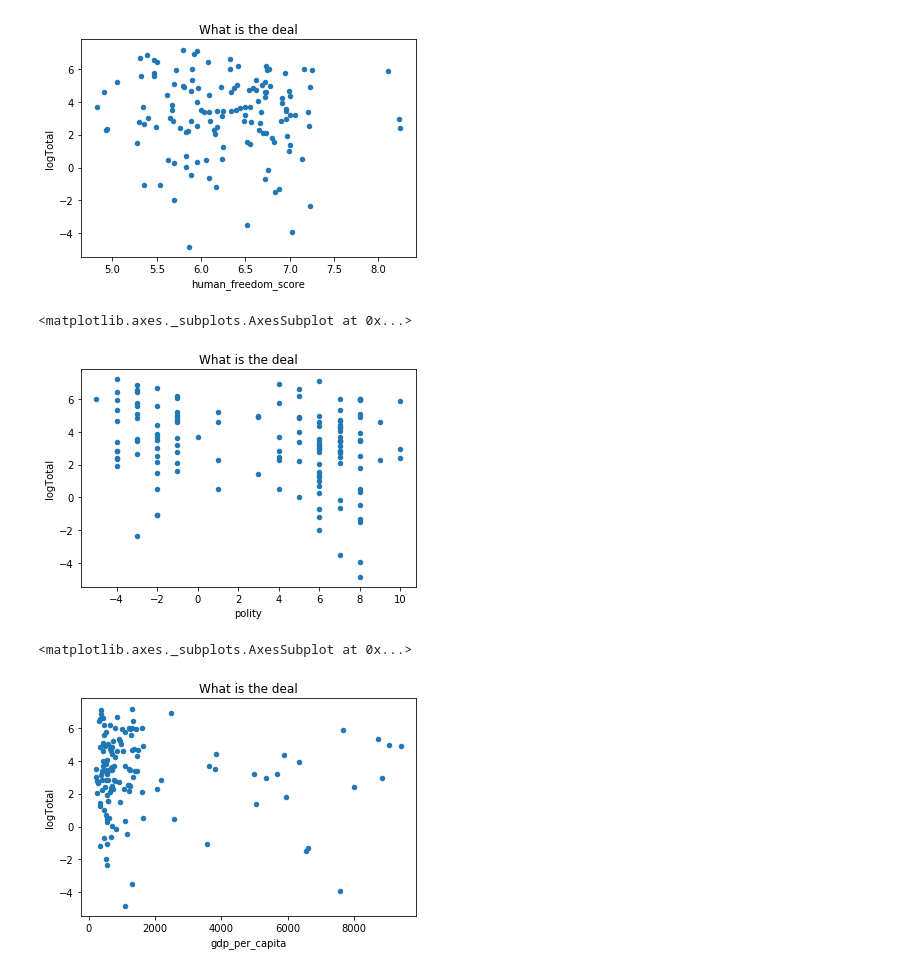
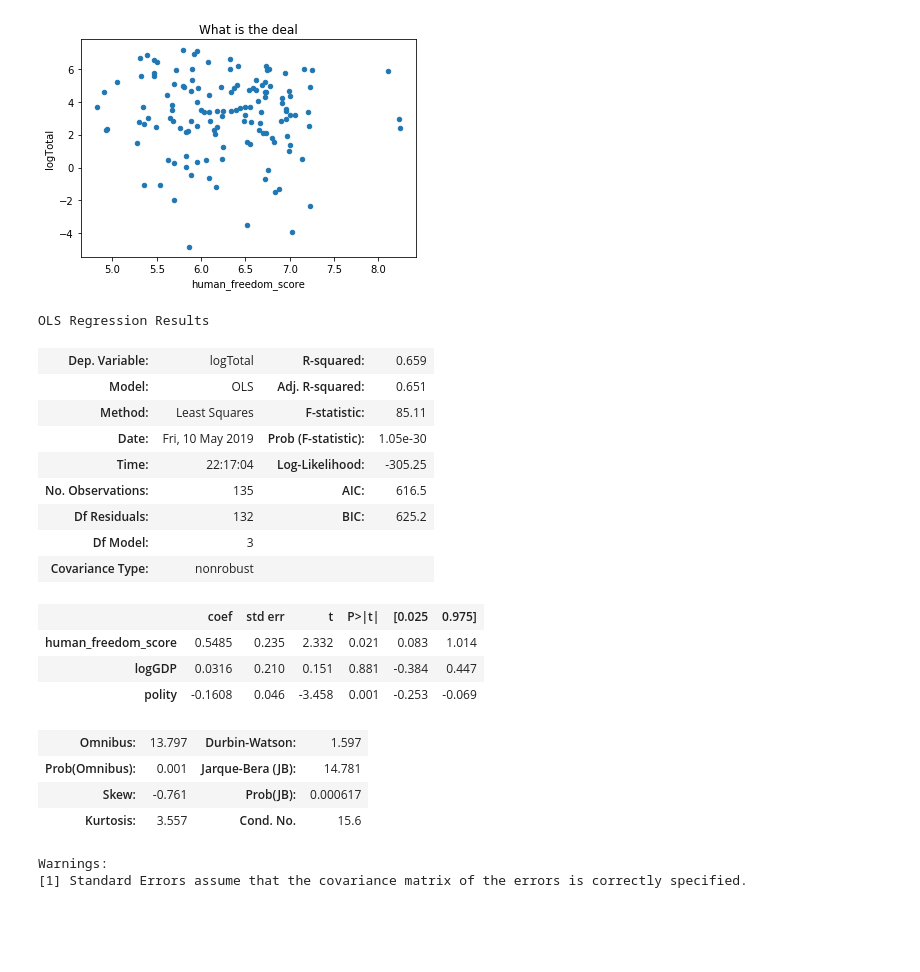
Before and after one commit to rakenny1985/Final-Project, a Jupyter notebook: FINAL_PROJECT_OLS_China.ipynb, the cells around one changed output. Cells and saved outputs as stored; diff of their text form; code cells hidden in the pictures; blank space fills up the shorter version.

```diff
--- a/FINAL_PROJECT_OLS_China.ipynb
+++ b/FINAL_PROJECT_OLS_China.ipynb
@@ -295,13 +296,33 @@ df.plot(y='logTotal',x='human_freedom_score',kind='scatter',title='What is the d
 # %% [output]
 <matplotlib.axes._subplots.AxesSubplot at 0x...>
 [figure]
-# %%
-df.plot(y='logTotal',x='polity',kind='scatter',title='What is the deal')
-# %% [output]
-<matplotlib.axes._subplots.AxesSubplot at 0x...>
-[figure, removed]
-# %%
-df.plot(y='logTotal',x='gdp_per_capita',kind='scatter',title='What is the deal')
-# %% [output]
-<matplotlib.axes._subplots.AxesSubplot at 0x...>
-[figure, removed]
+# %%
+X = df[['human_freedom_score', 'logGDP', 'polity']]
+
+y = df['logTotal'] #Regression with all independent variables
+
+
+est = sm.OLS(y, X).fit()
+
+est.summary()
+# %% [output]
+OLS Regression Results
+| Dep. Variable: | logTotal | R-squared: | 0.659 |
+| Model: | OLS | Adj. R-squared: | 0.651 |
+| Method: | Least Squares | F-statistic: | 85.11 |
+| Date: | Fri, 10 May 2019 | Prob (F-statistic): | 1.05e-30 |
+| Time: | 22:17:04 | Log-Likelihood: | -305.25 |
+| No. Observations: | 135 | AIC: | 616.5 |
+| Df Residuals: | 132 | BIC: | 625.2 |
+| Df Model: | 3 |  |  |
+| Covariance Type: | nonrobust |  |  |
+|  | coef | std err | t | P>|t| | [0.025 | 0.975] |
+| human_freedom_score | 0.5485 | 0.235 | 2.332 | 0.021 | 0.083 | 1.014 |
+| logGDP | 0.0316 | 0.210 | 0.151 | 0.881 | -0.384 | 0.447 |
+| polity | -0.1608 | 0.046 | -3.458 | 0.001 | -0.253 | -0.069 |
+| Omnibus: | 13.797 | Durbin-Watson: | 1.597 |
+| Prob(Omnibus): | 0.001 | Jarque-Bera (JB): | 14.781 |
+| Skew: | -0.761 | Prob(JB): | 0.000617 |
+| Kurtosis: | 3.557 | Cond. No. | 15.6 |
+Warnings:
+[1] Standard Errors assume that the covariance matrix of the errors is correctly specified.
```
Also changed, not shown: parts of 12 cells of this notebook.
